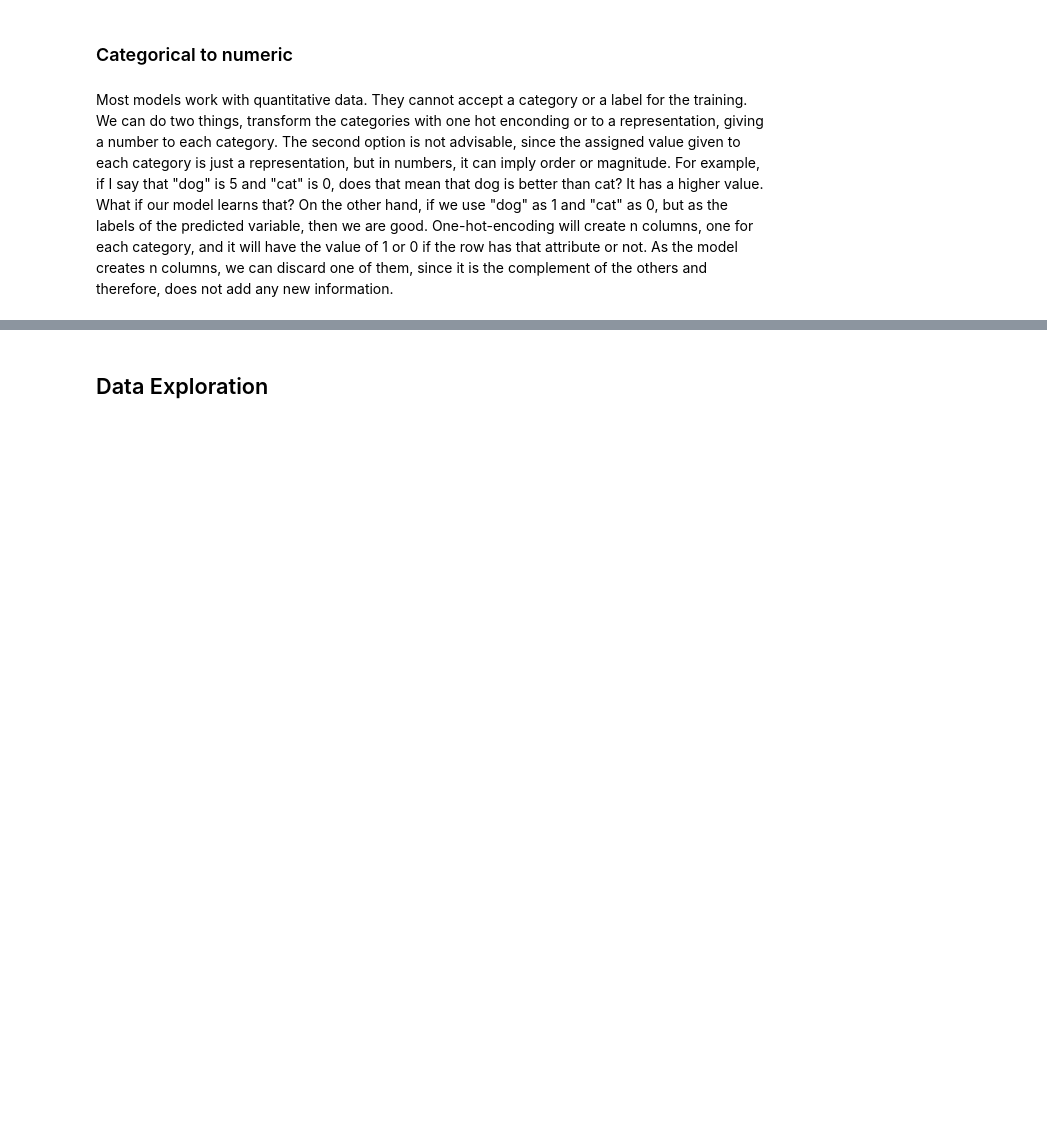
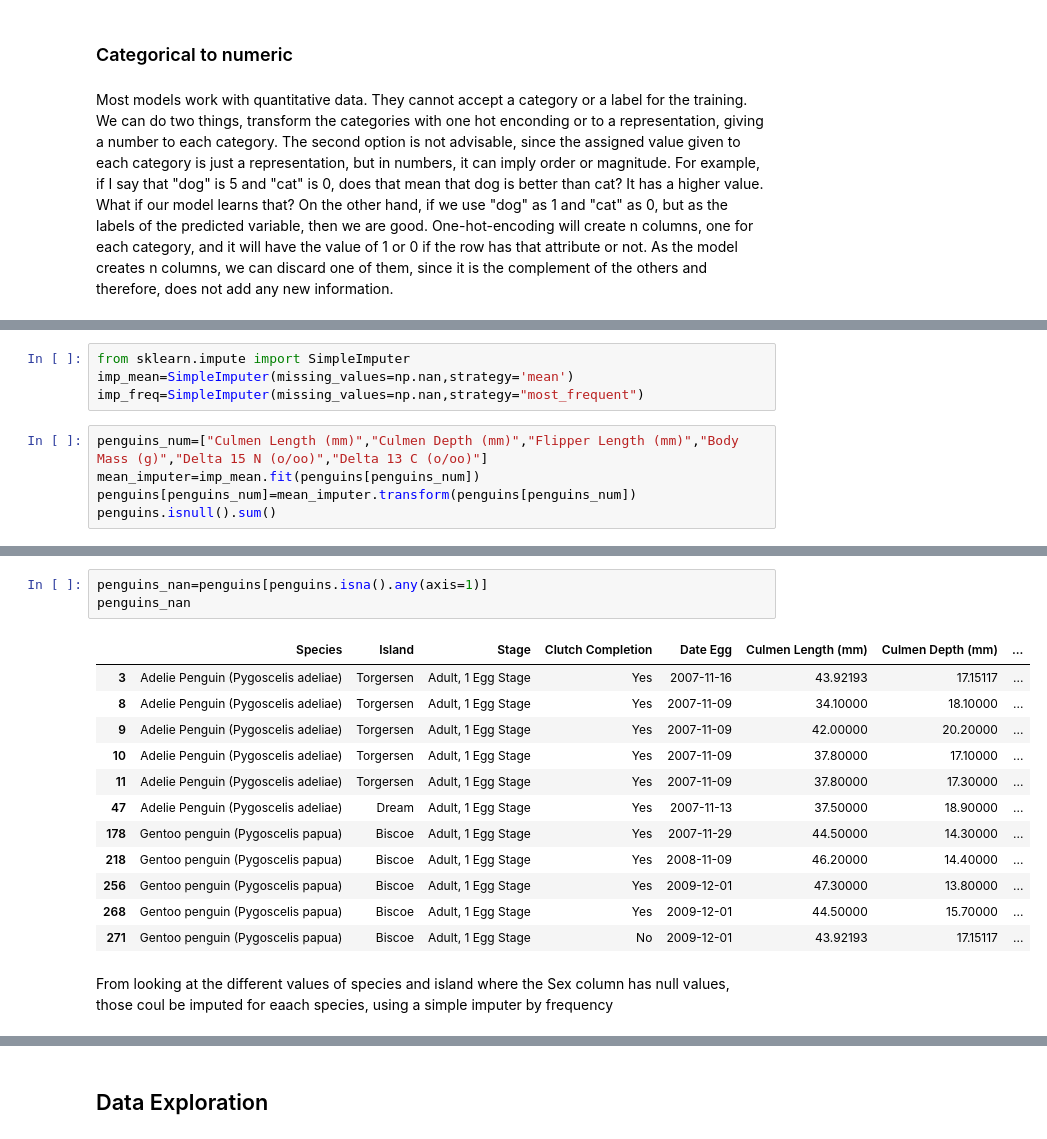
Before and after one commit to jcasarmiento/PS_Data_Science, a Jupyter notebook: Penguins/PenguinsEx.ipynb, the cells around one changed output, grey strips where cells are left out. Cells and saved outputs as stored; diff of their text form; blank space fills up the shorter version.

```diff
--- a/Penguins/PenguinsEx.ipynb
+++ b/Penguins/PenguinsEx.ipynb
@@ -203,0 +269,9 @@ One-hot-encoding will create n columns, one for each category, and it will have
+# %%
+from sklearn.impute import SimpleImputer
+imp_mean=SimpleImputer(missing_values=np.nan,strategy='mean')
+imp_freq=SimpleImputer(missing_values=np.nan,strategy="most_frequent")
+# %%
+penguins_num=["Culmen Length (mm)","Culmen Depth (mm)","Flipper Length (mm)","Body Mass (g)","Delta 15 N (o/oo)","Delta 13 C (o/oo)"]
+mean_imputer=imp_mean.fit(penguins[penguins_num])
+penguins[penguins_num]=mean_imputer.transform(penguins[penguins_num])
+penguins.isnull().sum()
@@ -203,0 +292,18 @@ One-hot-encoding will create n columns, one for each category, and it will have
+# %%
+penguins_nan=penguins[penguins.isna().any(axis=1)]
+penguins_nan
+# %% [output]
+|  | Species | Island | Stage | Clutch Completion | Date Egg | Culmen Length (mm) | Culmen Depth (mm) | ... |
+| 3 | Adelie Penguin (Pygoscelis adeliae) | Torgersen | Adult, 1 Egg Stage | Yes | 2007-11-16 | 43.92193 | 17.15117 | ... |
+| 8 | Adelie Penguin (Pygoscelis adeliae) | Torgersen | Adult, 1 Egg Stage | Yes | 2007-11-09 | 34.10000 | 18.10000 | ... |
+| 9 | Adelie Penguin (Pygoscelis adeliae) | Torgersen | Adult, 1 Egg Stage | Yes | 2007-11-09 | 42.00000 | 20.20000 | ... |
+| 10 | Adelie Penguin (Pygoscelis adeliae) | Torgersen | Adult, 1 Egg Stage | Yes | 2007-11-09 | 37.80000 | 17.10000 | ... |
+| 11 | Adelie Penguin (Pygoscelis adeliae) | Torgersen | Adult, 1 Egg Stage | Yes | 2007-11-09 | 37.80000 | 17.30000 | ... |
+| 47 | Adelie Penguin (Pygoscelis adeliae) | Dream | Adult, 1 Egg Stage | Yes | 2007-11-13 | 37.50000 | 18.90000 | ... |
+| 178 | Gentoo penguin (Pygoscelis papua) | Biscoe | Adult, 1 Egg Stage | Yes | 2007-11-29 | 44.50000 | 14.30000 | ... |
+| 218 | Gentoo penguin (Pygoscelis papua) | Biscoe | Adult, 1 Egg Stage | Yes | 2008-11-09 | 46.20000 | 14.40000 | ... |
+| 256 | Gentoo penguin (Pygoscelis papua) | Biscoe | Adult, 1 Egg Stage | Yes | 2009-12-01 | 47.30000 | 13.80000 | ... |
+| 268 | Gentoo penguin (Pygoscelis papua) | Biscoe | Adult, 1 Egg Stage | Yes | 2009-12-01 | 44.50000 | 15.70000 | ... |
+| 271 | Gentoo penguin (Pygoscelis papua) | Biscoe | Adult, 1 Egg Stage | No | 2009-12-01 | 43.92193 | 17.15117 | ... |
+# %% [markdown]
+From looking at the different values of species and island where the Sex column has null values, those coul be imputed for eaach species, using a simple imputer by frequency
```
Also changed, not shown: parts of 11 cells of this notebook.
